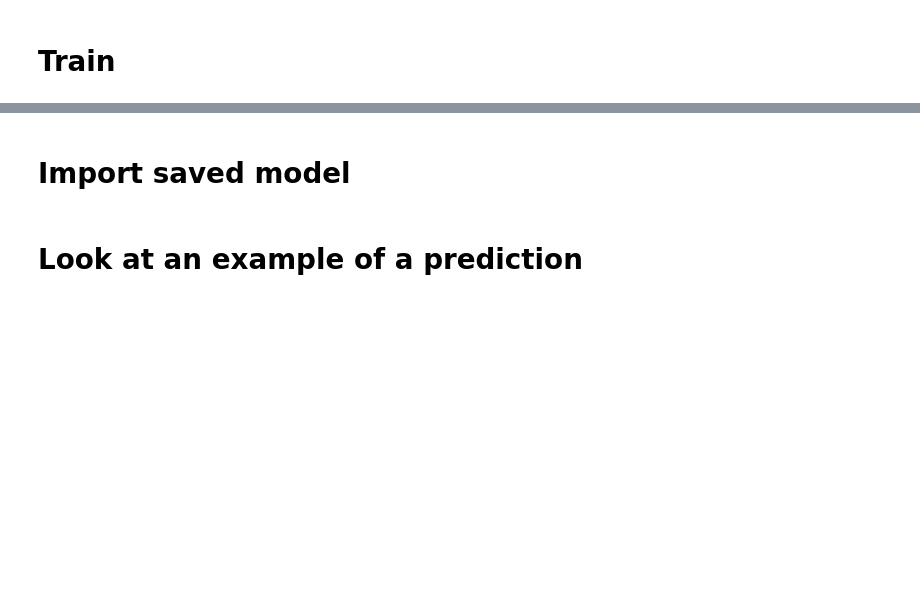
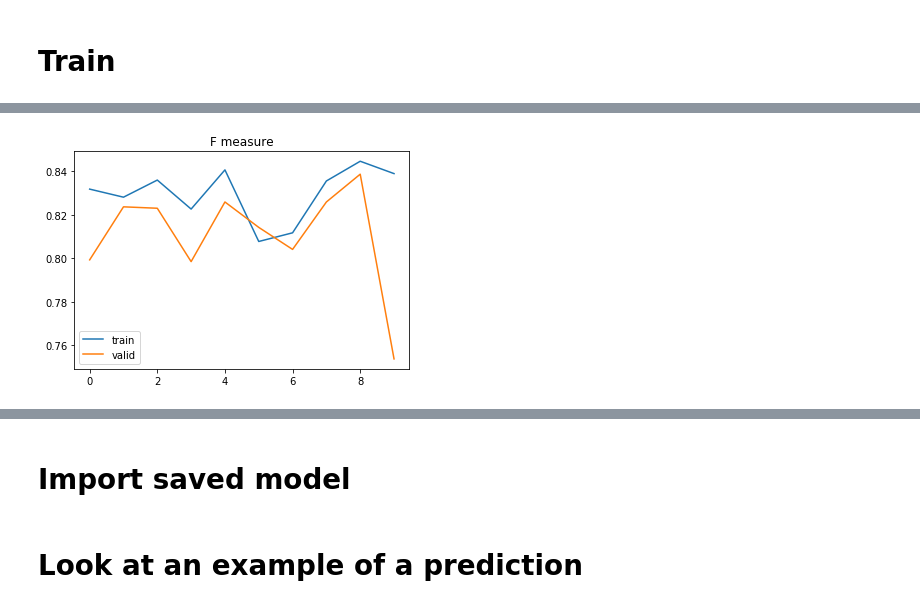
Before and after one commit to maxencemayrand/beat-tracking, a Jupyter notebook: train-and-evaluate.ipynb, the cells around one changed output, grey strips where cells are left out. Saved outputs shown, nothing was run; the diff lists cells and outputs as text; code cells hidden in the pictures; blank space fills up the shorter version.

```diff
--- a/train-and-evaluate.ipynb
+++ b/train-and-evaluate.ipynb
@@ -167,3 +243,26 @@ train_hist, valid_hist = model.fit(trainset, validset, batch_size=4, epochs=2)
 # %%
 model.eval()
 model.freeze()
+# %%
+a_train = np.zeros(10)
+F_train = np.zeros(10)
+a_valid = np.zeros(10)
+F_valid = np.zeros(10)
+
+for e in range(10):
+    tn = np.sum(train_hist2[e, :, 0])
+    fp = np.sum(train_hist2[e, :, 1])
+    fn = np.sum(train_hist2[e, :, 2])
+    tp = np.sum(train_hist2[e, :, 3])
+    a, p, r, F = beatfinder.utils.measures(tn, fp, fn, tp)
+    a_train[e] = a
+    F_train[e] = F
+
+    tn = valid_hist2[e, 0]
+    fp = valid_hist2[e, 1]
+    fn = valid_hist2[e, 2]
+    tp = valid_hist2[e, 3]
+    a, p, r, F = beatfinder.utils.measures(tn, fp, fn, tp)
+
+    a_valid[e] = a
+    F_valid[e] = F
@@ -169,0 +276,7 @@ model.freeze()
+# %%
+plt.plot(F_train, label='train')
+plt.plot(F_valid, label='valid')
+plt.title('F measure')
+plt.legend();
+# %% [output]
+[figure, added]
```
Also changed, not shown: parts of 36 cells of this notebook, 3 other files.
